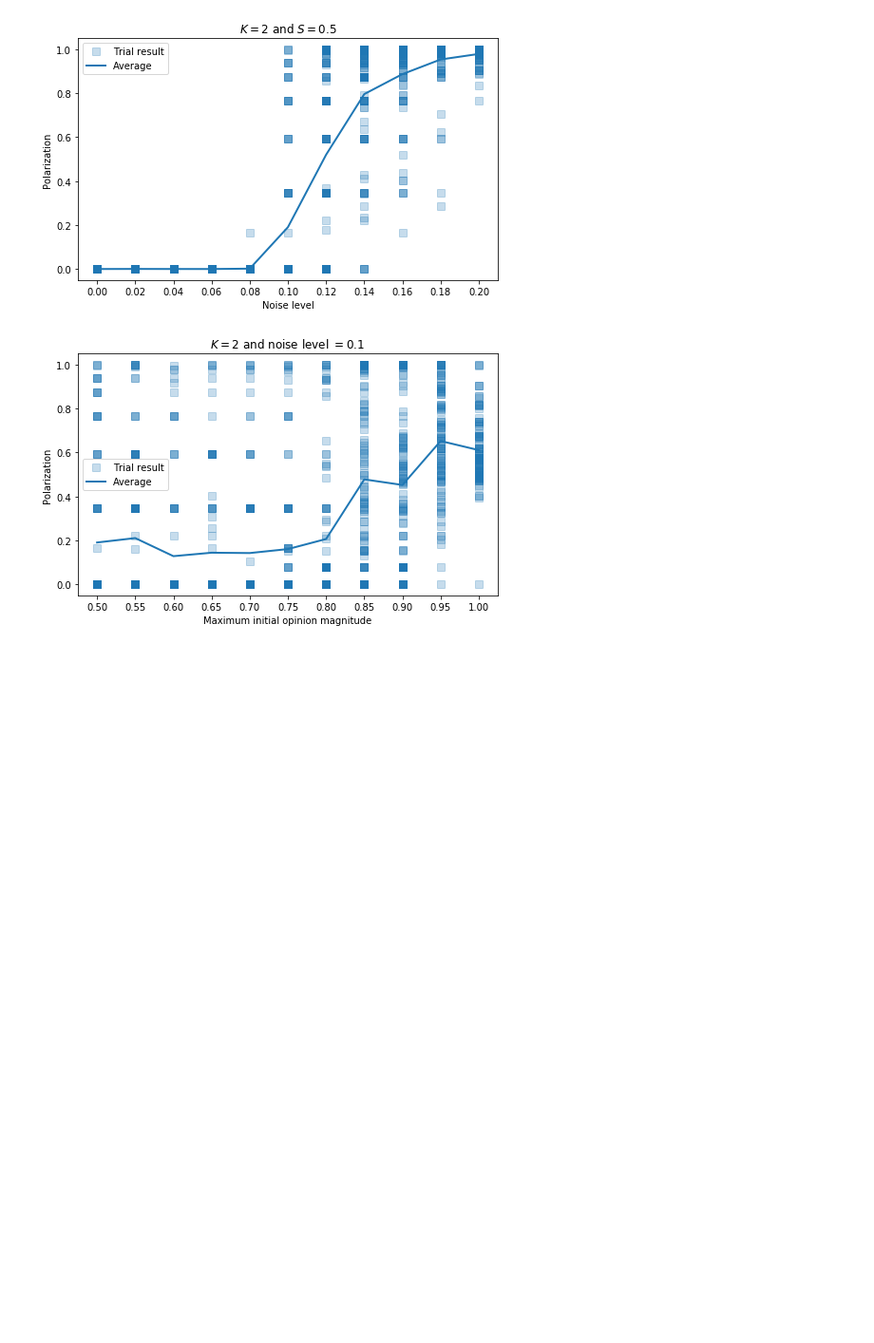
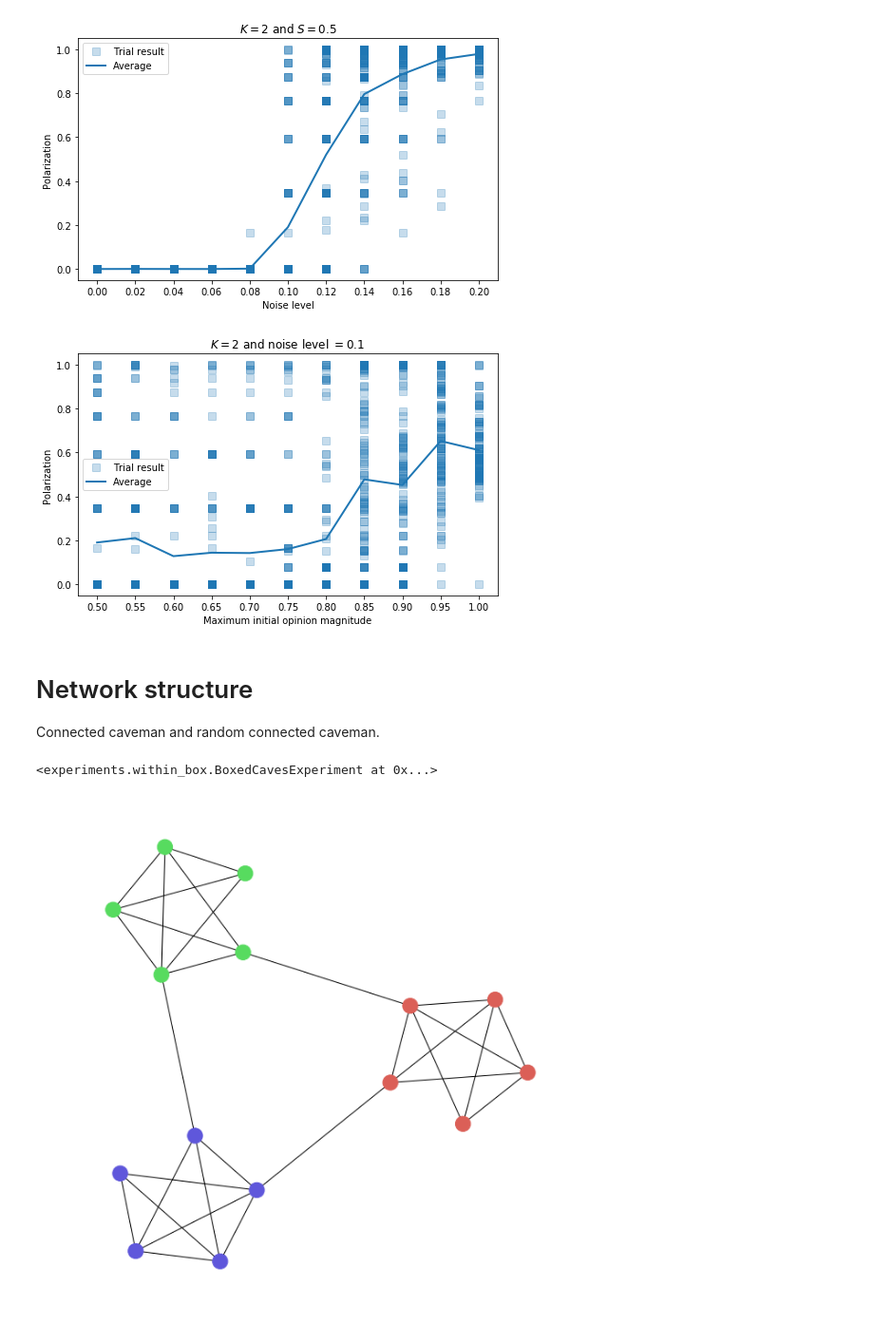
Before and after one commit to mt-digital/polarization, a Jupyter notebook: Complexity Special Issue Supplement.ipynb, the cells around one changed output. Shown: that part at 95% size. Saved outputs shown, nothing was run; the diff lists cells and outputs as text; code cells hidden in the pictures; blank space fills up the shorter version.

```diff
--- a/Complexity Special Issue Supplement.ipynb
+++ b/Complexity Special Issue Supplement.ipynb
@@ -129,3 +281,17 @@ plot_single_noise_param(ne_dir, 2, noise_level=0.10, figsize=(7, 4.5))
 # %% [output]
 [figure]
 [figure]
+# %% [markdown]
+# Network structure
+
+Connected caveman and random connected caveman.
+# %%
+from vis_graph_connection import vis_graph
+
+# vis_graph(5, 5, l=.5, lp=.2, cave_adjust_angle=np.pi/8.0)
+# plt.figure()
+# vis_graph(5, 5, l=.5, lp=.2, cave_adjust_angle=np.pi/2.0)
+vis_graph(3, 5, l=.5, save_path='/Users/mt/Desktop/connected_caveman_vis.pdf')
+# %% [output]
+<experiments.within_box.BoxedCavesExperiment at 0x...>
+[figure, added]
```
Also changed, not shown: parts of 5 cells of this notebook, 1 other file.
